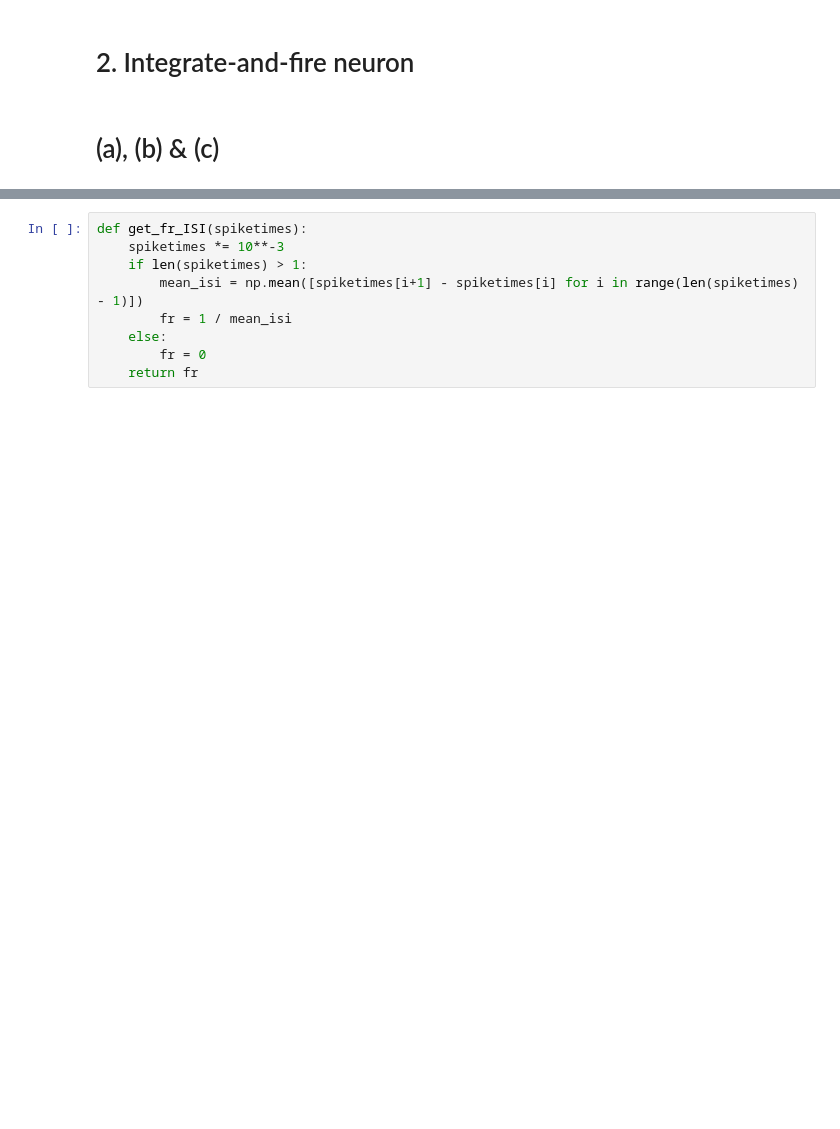
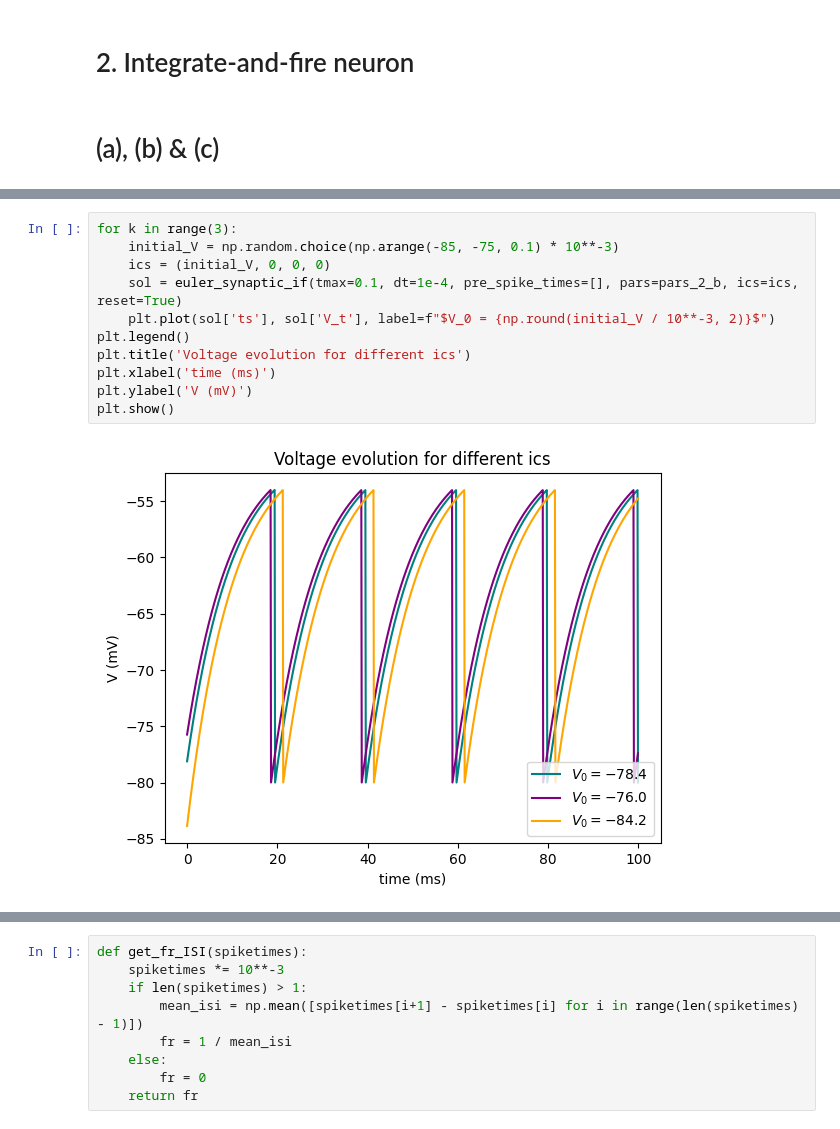
Before and after one commit to janovovo/MNS_CP_Part2, a Jupyter notebook: CP5_Jano.ipynb, the cells around one changed output, grey strips where cells are left out. Drawn from its saved outputs; the diff is of its cells as text; blank space fills up the shorter version.

```diff
--- a/CP5_Jano.ipynb
+++ b/CP5_Jano.ipynb
@@ -177,0 +182,13 @@ b.) Shunting inhibition introduces additional channels into the membrane, thereb
+# %%
+for k in range(3):
+    initial_V = np.random.choice(np.arange(-85, -75, 0.1) * 10**-3)
+    ics = (initial_V, 0, 0, 0)
+    sol = euler_synaptic_if(tmax=0.1, dt=1e-4, pre_spike_times=[], pars=pars_2_b, ics=ics, reset=True)
+    plt.plot(sol['ts'], sol['V_t'], label=f"$V_0 = {np.round(initial_V / 10**-3, 2)}$")
+plt.legend()
+plt.title('Voltage evolution for different ics')
+plt.xlabel('time (ms)')
+plt.ylabel('V (mV)')
+plt.show()
+# %% [output]
+[figure, added]
```
Also changed, not shown: parts of 15 cells of this notebook.
